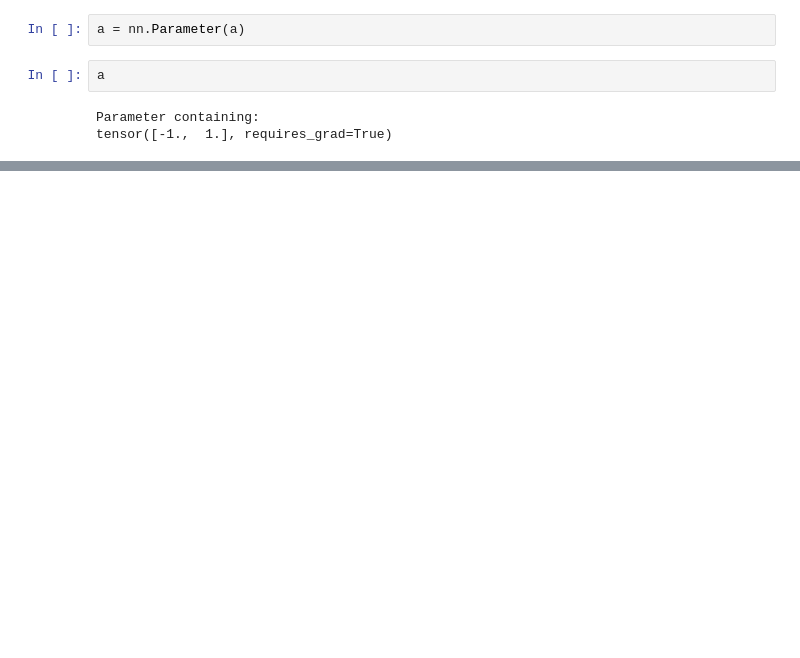
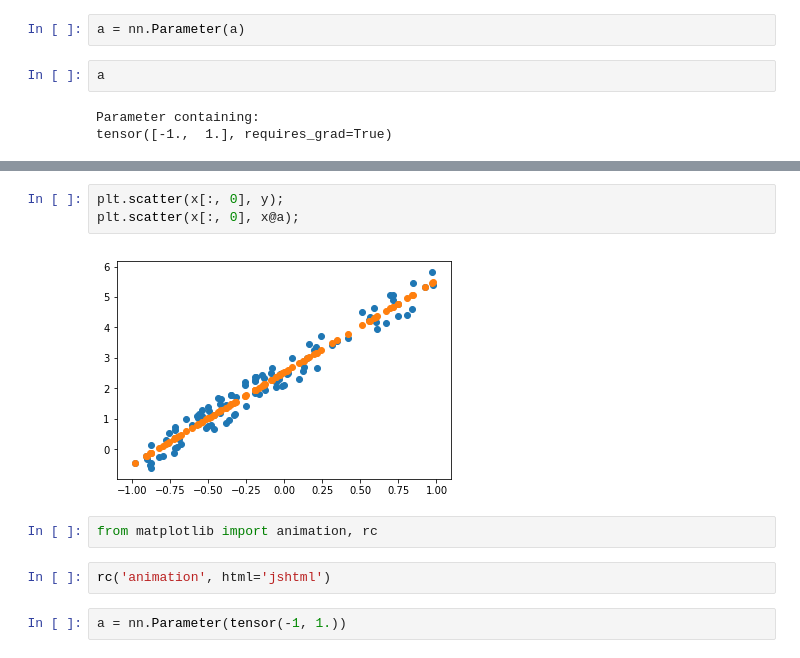
Before and after one commit to qAp/course-v3, a Jupyter notebook: nbs/dl1/lesson2-sgd-lookntype.ipynb, the cells around one changed output, grey strips where cells are left out. Drawn from its saved outputs; the diff is of its cells as text; blank space fills up the shorter version.

```diff
--- a/nbs/dl1/lesson2-sgd-lookntype.ipynb
+++ b/nbs/dl1/lesson2-sgd-lookntype.ipynb
@@ -67,0 +84,11 @@ with torch.no_grad():
+# %%
+plt.scatter(x[:, 0], y);
+plt.scatter(x[:, 0], x@a);
+# %% [output]
+[figure, added]
+# %%
+from matplotlib import animation, rc
+# %%
+rc('animation', html='jshtml')
+# %%
+a = nn.Parameter(tensor(-1, 1.))
```
Also changed, not shown: parts of 11 cells of this notebook.
